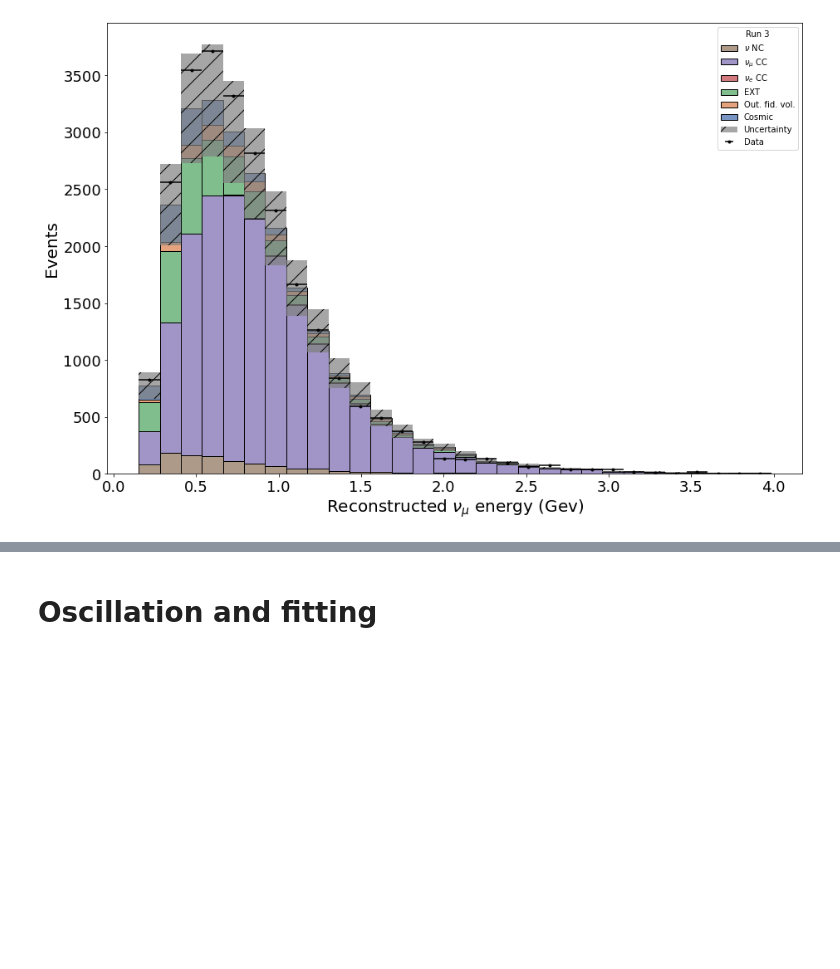
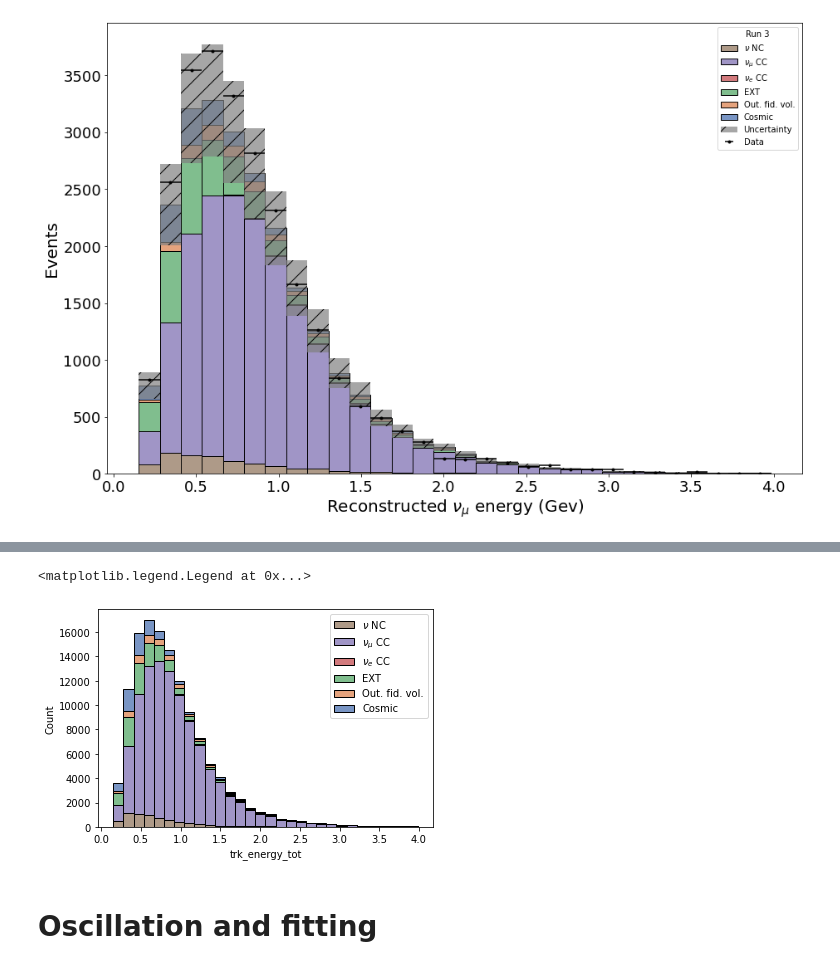
Before and after one commit to finnerudo/MScproject, a Jupyter notebook: MainAnalysis.ipynb, the cells around one changed output, grey strips where cells are left out. Saved outputs shown, nothing was run; the diff lists cells and outputs as text; code cells hidden in the pictures; blank space fills up the shorter version.

```diff
--- a/MainAnalysis.ipynb
+++ b/MainAnalysis.ipynb
@@ -204,3 +225,9 @@ Neutrino_functions.histogram_plot(MC_EXT, 'trk_energy_tot', 30, 'saved_figure_na
+# %%
+sns.histplot(data=MC_EXT, x = 'trk_energy_tot', hue = "category", multiple = 'stack', palette = 'deep', bins=30, binrange=[np.min(MC_EXT['trk_energy_tot']), np.max(MC_EXT['trk_energy_tot'])], legend = False)
+plt.legend(labels=[r"$\nu$ NC", r"$\nu_{\mu}$ CC", r"$\nu_e$ CC", r"EXT", r"Out. fid. vol.", r"Cosmic",  r"Uncertainty"])
+# %% [output]
+<matplotlib.legend.Legend at 0x...>
+[figure, added]
 # %% [markdown]
 # Oscillation and fitting
 # %% [markdown]
```
Also changed, not shown: parts of 26 cells of this notebook, 1 other file.
